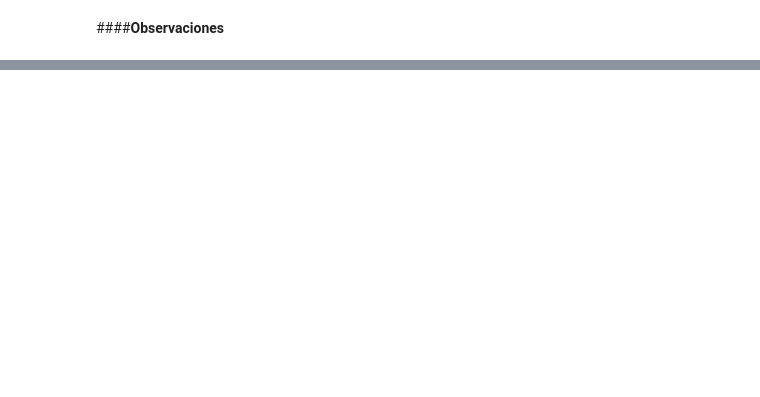
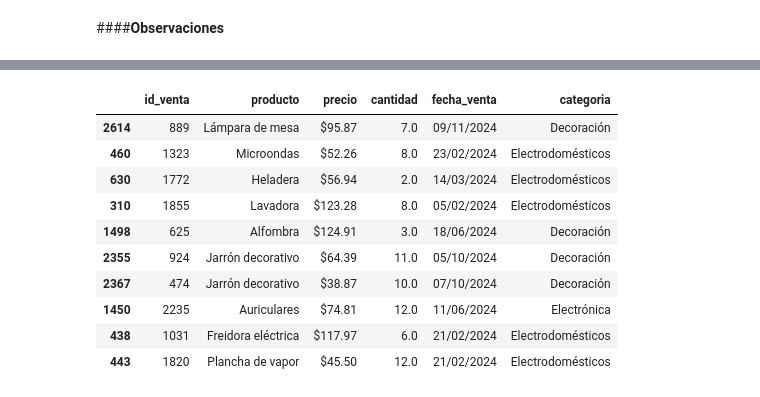
Before and after one commit to FedeM-Git/TT-2C2025-Data-Analitycs-Notebooks, a Jupyter notebook: Pre-Entrega_Maune/Pre-Entrega_Maune, Juan_Federico.ipynb, the cells around one changed output, grey strips where cells are left out. Saved outputs shown, nothing was run; the diff lists cells and outputs as text; code cells hidden in the pictures; blank space fills up the shorter version.

```diff
--- a/Pre-Entrega_Maune/Pre-Entrega_Maune, Juan_Federico.ipynb
+++ b/Pre-Entrega_Maune/Pre-Entrega_Maune, Juan_Federico.ipynb
@@ -236,0 +382,15 @@ df_marketing.head(10)
+# %%
+# obtengo una muestra medinte sample() para ver los datos en la tabla y ver si hay coherencia en la misma.
+df_ventas.sample(10)
+# %% [output]
+|  | id_venta | producto | precio | cantidad | fecha_venta | categoria |
+| 2614 | 889 | Lámpara de mesa | $95.87 | 7.0 | 09/11/2024 | Decoración |
+| 460 | 1323 | Microondas | $52.26 | 8.0 | 23/02/2024 | Electrodomésticos |
+| 630 | 1772 | Heladera | $56.94 | 2.0 | 14/03/2024 | Electrodomésticos |
+| 310 | 1855 | Lavadora | $123.28 | 8.0 | 05/02/2024 | Electrodomésticos |
+| 1498 | 625 | Alfombra | $124.91 | 3.0 | 18/06/2024 | Decoración |
+| 2355 | 924 | Jarrón decorativo | $64.39 | 11.0 | 05/10/2024 | Decoración |
+| 2367 | 474 | Jarrón decorativo | $38.87 | 10.0 | 07/10/2024 | Decoración |
+| 1450 | 2235 | Auriculares | $74.81 | 12.0 | 11/06/2024 | Electrónica |
+| 438 | 1031 | Freidora eléctrica | $117.97 | 6.0 | 21/02/2024 | Electrodomésticos |
+| 443 | 1820 | Plancha de vapor | $45.50 | 12.0 | 21/02/2024 | Electrodomésticos |
```
Also changed, not shown: parts of 90 cells of this notebook.
